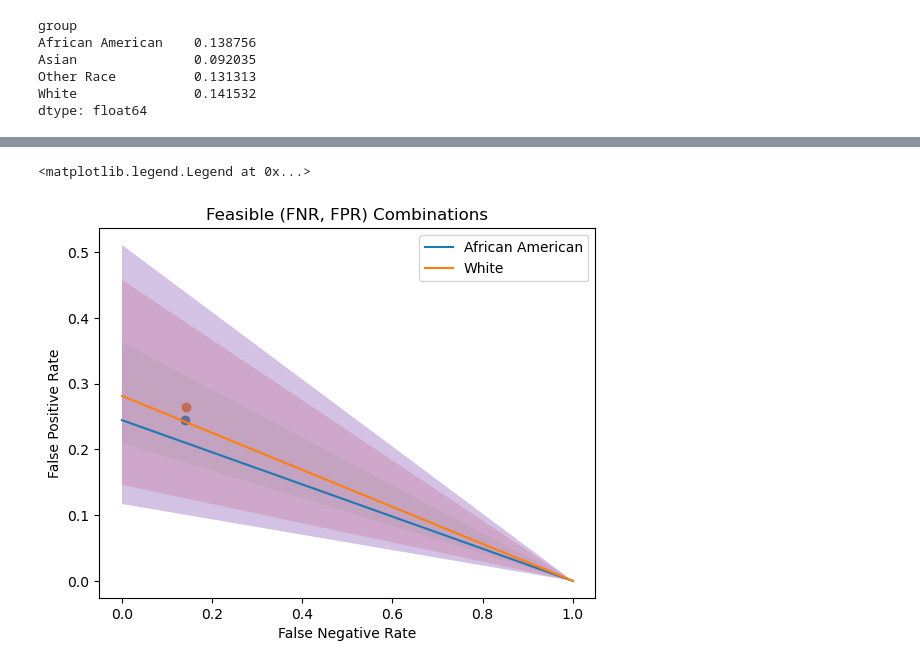
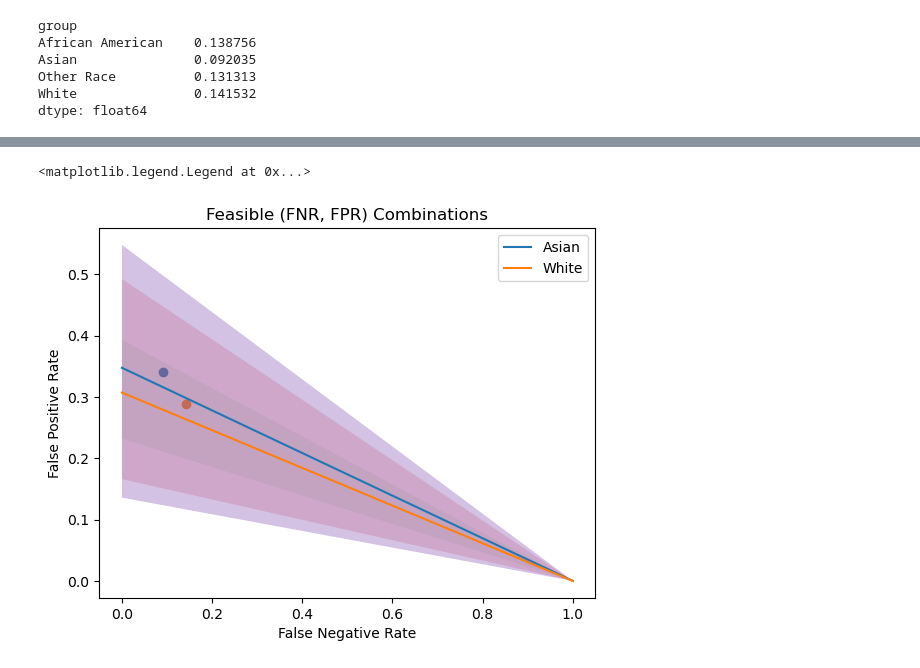
Before and after one commit to omar-armbruster/omar-armbruster.github.io, a Jupyter notebook: posts/auditing-bias/index.ipynb, the cells around one changed output, grey strips where cells are left out. Saved outputs shown, nothing was run; the diff lists cells and outputs as text; code cells hidden in the pictures.

```diff
--- a/posts/auditing-bias/index.ipynb
+++ b/posts/auditing-bias/index.ipynb
@@ -314,20 +345,21 @@ import matplotlib.pyplot as plt
 # %%
-PPV_min = PPV[['African American', 'White']].min()
+import matplotlib.pyplot as plt
+PPV_min = PPV[['Asian', 'White']].min()
 p = df.groupby('group')['employed'].mean()
 FNR_calc = np.linspace(0, 1, 50)
 FPR_calc = lambda p,FNR, PPV_min: (p/(1-p)) * ((1 - PPV_min)/PPV_min)*(1 - FNR)
 FPRs = [FPR_calc(ps, FNR_calc, PPV_min) for ps in p]
 for i, FPR in enumerate(FPRs):
-    if(p.index[i] in ['African American', 'White']):
+    if(p.index[i] in ['Asian', 'White']):
         plt.plot(FNR_calc, FPR, label = p.index[i])
         plt.scatter(FNR[i], FPR[i])
 plt.fill_between(FNR_calc, FPR_calc(p['White'], FNR_calc, PPV_min -0.05),FPR_calc(p['White'], FNR_calc, PPV_min +0.05), alpha = 0.1)
 plt.fill_between(FNR_calc, FPR_calc(p['White'], FNR_calc, PPV_min -0.1),FPR_calc(p['White'], FNR_calc, PPV_min +0.1), alpha = 0.2)
 plt.fill_between(FNR_calc, FPR_calc(p['White'], FNR_calc, PPV_min -0.125),FPR_calc(p['White'], FNR_calc, PPV_min +0.125), alpha = 0.4)
 plt.xlabel('False Negative Rate')
 plt.ylabel('False Positive Rate')
 plt.title('Feasible (FNR, FPR) Combinations')
 plt.legend()
 # %% [output]
 <matplotlib.legend.Legend at 0x...>
-[figure, old version]
+[figure, new version]
```
Also changed, not shown: parts of 31 cells of this notebook, 5 other files.
